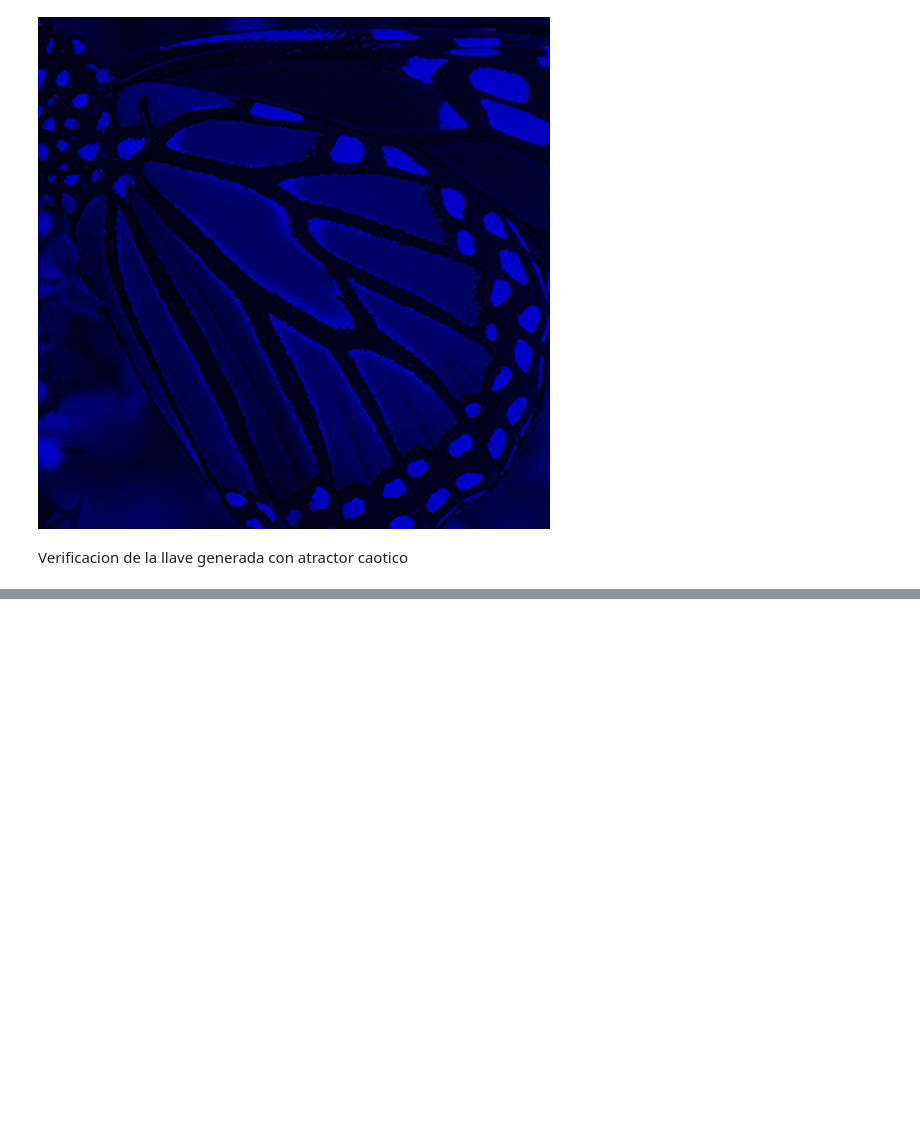
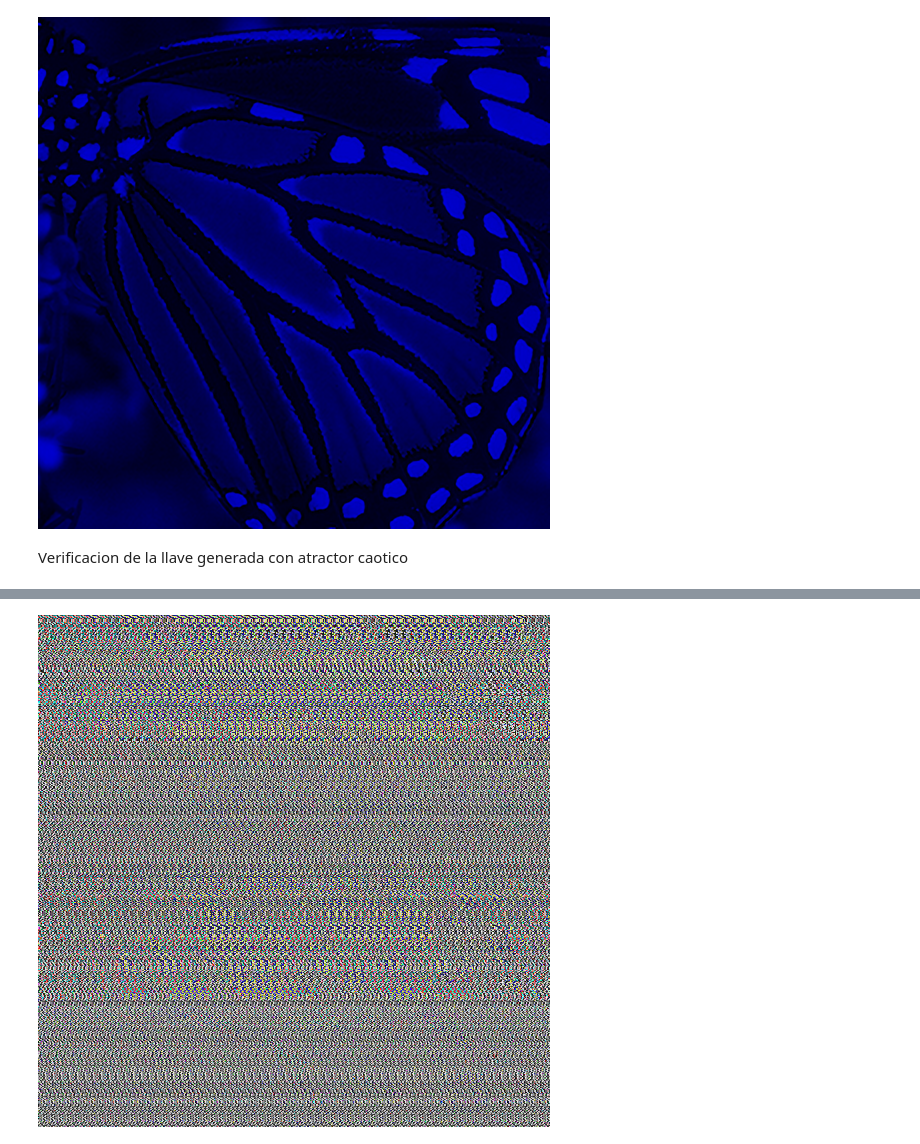
Before and after one commit to Lina-Moreno/Complex, a Jupyter notebook: Encriptacion/encrypt.ipynb, the cells around one changed output, grey strips where cells are left out. Cells and saved outputs as stored; diff of their text form; code cells hidden in the pictures; blank space fills up the shorter version.

```diff
--- a/Encriptacion/encrypt.ipynb
+++ b/Encriptacion/encrypt.ipynb
@@ -187,22 +193,25 @@ def matrices_encriptacion(llave: List[int], matrices_rotacion):
 # %%
 def obtener_rgb_como_bloques(R, G, B):
     def canal_a_bloques(canal_img):
+        # Aplanar la imagen y reorganizarla en una matriz (4, N)
         arr = np.array(canal_img).flatten().astype(float)
-        pad = (4 - len(arr) % 4) % 4
-        if pad:
-            arr = np.concatenate([arr, np.zeros(pad)])
-        return arr.reshape(4, -1)  # ← (4, N)
+        return arr.reshape(4, -1)  # (4, N)
     return canal_a_bloques(R), canal_a_bloques(G), canal_a_bloques(B)
 
-def cifrar_canal(canal: np.ndarray, matrices_finales: list) -> np.ndarray:
+def cifrar_canal(canal, matrices_finales):
+
+    # Convertir el canal a tipo complejo para operar con las matrices de Pauli
     resultado = canal.astype(complex)
+
+    # Multiplicar cada matriz elegida por la llave por cada canal
     for Mi in matrices_finales:
-        resultado = Mi @ resultado  # ← (4,4) x (4,N)
+        resultado = Mi @ resultado  #  (4,4) x (4,N)
+
     return resultado
 
 def cifrar_imagen(r, g, b, matrices_finales):
+    # Aplicar el proceso de cifrado de manera independiente a cada uno de los canales RGB
     Cr = cifrar_canal(r, matrices_finales)
     Cg = cifrar_canal(g, matrices_finales)
     Cb = cifrar_canal(b, matrices_finales)
-
     return Cr, Cg, Cb
@@ -222,7 +252,7 @@ display(visualizar_canal_color(B, 'B'))
 # %% [markdown]
 Verificacion de la llave generada con atractor caotico
 # %%
-key = generar_llave(R, G, B, verbose=True)
+key, x0, iteraciones_usadas = generar_llave(R, G, B, verbose=True)
 # %% [output]
 Promedio primera fila: 76.59
 Parte entera (iteradas a ignorar): 76
@@ -403,0 +491,42 @@ B: min=-1162.00, max=1600.00, mean=196.66, std=324.92
+# %%
+# Normalizar los valores de los canales a uint8 para visualización únicamente
+def normalizar(arr):
+    arr = arr.astype(np.float32)
+    mn, mx = arr.min(), arr.max()
+    return ((arr - mn) / (mx - mn) * 255).astype(np.uint8)
+
+with tifffile.TiffWriter(str(ruta_cifrado)) as tif:
+
+    # Página 0: Imagen normalizad y cifrada
+    R_vis = normalizar(R_cif_int)
+    G_vis = normalizar(G_cif_int)
+    B_vis = normalizar(B_cif_int)
+    visual_rgb = np.stack([R_vis, G_vis, B_vis], axis=-1)  # Unir los 3 canales
+    tif.write(visual_rgb, photometric='rgb')
+
+    # Página 1: Parte real cifrada, con relleno (si se añadio)
+    for nombre, filas_cif in [('R', filas_R_cif), ('G', filas_G_cif), ('B', filas_B_cif)]:
+        arr_bits = np.array(filas_cif, dtype=np.uint8)
+        tif.write(arr_bits, photometric='minisblack')
+
+    # Página 2: Parte imaginaria tal como estaba antes, ya que el automata solo cifra la parte real
+    for nombre, capa in [('R', r_imag), ('G', g_imag), ('B', b_imag)]:
+        tif.write(capa.astype(np.float32), photometric='minisblack')
+
+    # Página 3: Mapa de signos (tampoco los toca el automata)
+    for nombre, capa in [('R', r_signos), ('G', g_signos), ('B', b_signos)]:
+        tif.write(capa.astype(np.float32), photometric='minisblack')
+
+# Imagen a mostrar
+pagina0 = tifffile.imread(str(ruta_cifrado), key=0)
+display(Image.fromarray(pagina0, mode='RGB'))
+
+# Datos completos que se pasaran junto con la imagen para poder decifrar
+padding_bits = (-(w * num_bits)) % 8
+# Datos mínimos necesarios para el descifrado
+with open(str(ruta_meta), "w") as f:
+    f.write(f"Llave={key}\n")
+    f.write(f"x0={x0}\n")
+    f.write(f"iteraciones_usadas={iteraciones_usadas}\n")
+# %% [output]
+[figure, added]
```
Also changed, not shown: parts of 22 cells of this notebook, 11 other files.
